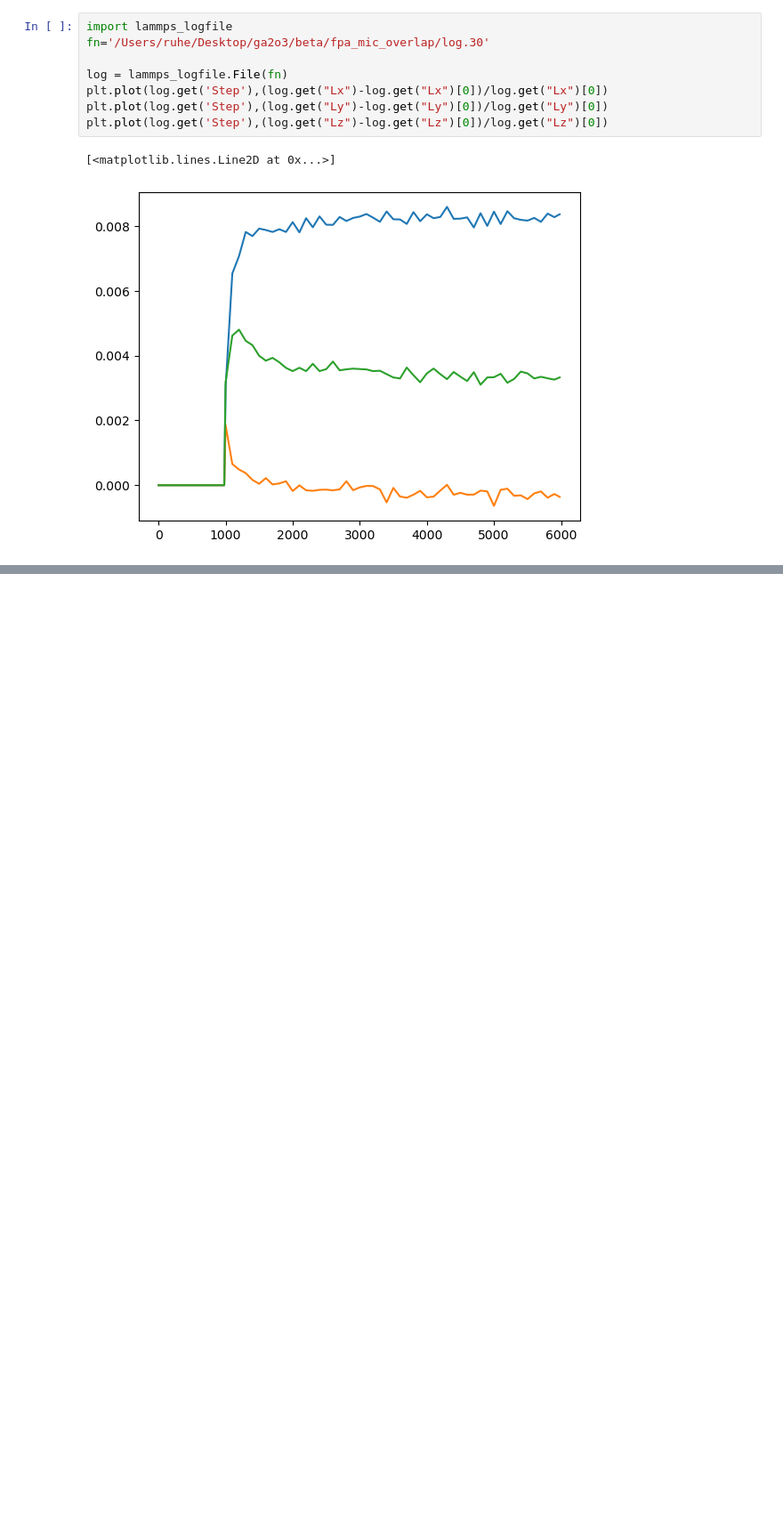
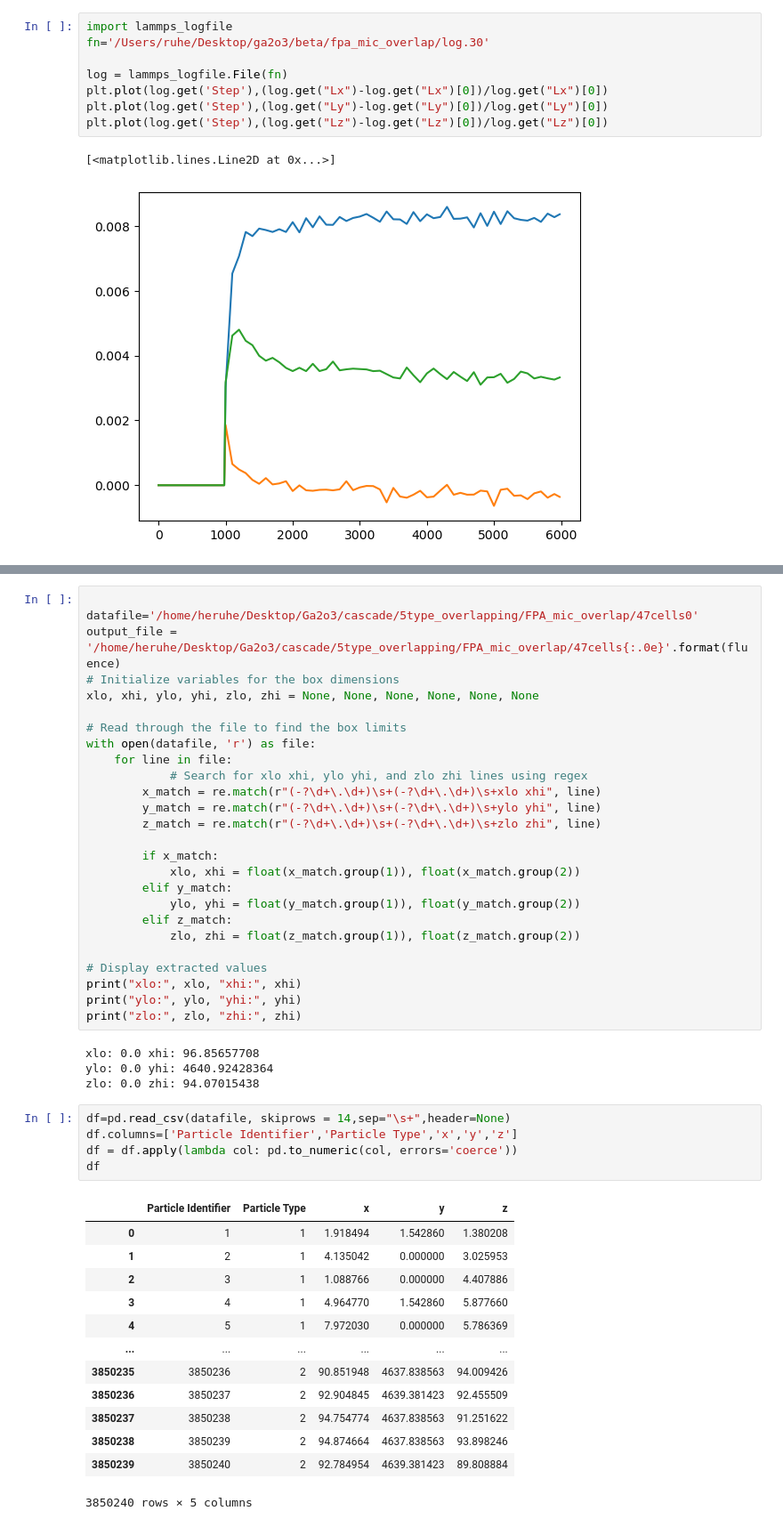
Before and after one commit to HE-RU10/ga2o3, a Jupyter notebook: FPA_realize_cascade.ipynb, the cells around one changed output, grey strips where cells are left out. Shown: that part at 89% size. Drawn from its saved outputs; the diff is of its cells as text; blank space fills up the shorter version.

```diff
--- a/FPA_realize_cascade.ipynb
+++ b/FPA_realize_cascade.ipynb
@@ -409,0 +509,49 @@ plt.plot(log.get('Step'),(log.get("Lz")-log.get("Lz")[0])/log.get("Lz")[0])
+# %%
+
+datafile='/home/heruhe/Desktop/Ga2o3/cascade/5type_overlapping/FPA_mic_overlap/47cells0'
+output_file = '/home/heruhe/Desktop/Ga2o3/cascade/5type_overlapping/FPA_mic_overlap/47cells{:.0e}'.format(fluence)
+# Initialize variables for the box dimensions
+xlo, xhi, ylo, yhi, zlo, zhi = None, None, None, None, None, None
+
+# Read through the file to find the box limits
+with open(datafile, 'r') as file:
+    for line in file:
+            # Search for xlo xhi, ylo yhi, and zlo zhi lines using regex
+        x_match = re.match(r"(-?\d+\.\d+)\s+(-?\d+\.\d+)\s+xlo xhi", line)
+        y_match = re.match(r"(-?\d+\.\d+)\s+(-?\d+\.\d+)\s+ylo yhi", line)
+        z_match = re.match(r"(-?\d+\.\d+)\s+(-?\d+\.\d+)\s+zlo zhi", line)
+
+        if x_match:
+            xlo, xhi = float(x_match.group(1)), float(x_match.group(2))
+        elif y_match:
+            ylo, yhi = float(y_match.group(1)), float(y_match.group(2))
+        elif z_match:
+            zlo, zhi = float(z_match.group(1)), float(z_match.group(2))
+
+# Display extracted values
+print("xlo:", xlo, "xhi:", xhi)
+print("ylo:", ylo, "yhi:", yhi)
+print("zlo:", zlo, "zhi:", zhi)
+# %% [output]
+xlo: 0.0 xhi: 96.85657708
+ylo: 0.0 yhi: 4640.92428364
+zlo: 0.0 zhi: 94.07015438
+# %%
+df=pd.read_csv(datafile, skiprows = 14,sep="\s+",header=None)
+df.columns=['Particle Identifier','Particle Type','x','y','z']
+df = df.apply(lambda col: pd.to_numeric(col, errors='coerce'))
+df
+# %% [output]
+|  | Particle Identifier | Particle Type | x | y | z |
+| 0 | 1 | 1 | 1.918494 | 1.542860 | 1.380208 |
+| 1 | 2 | 1 | 4.135042 | 0.000000 | 3.025953 |
+| 2 | 3 | 1 | 1.088766 | 0.000000 | 4.407886 |
+| 3 | 4 | 1 | 4.964770 | 1.542860 | 5.877660 |
+| 4 | 5 | 1 | 7.972030 | 0.000000 | 5.786369 |
+| ... | ... | ... | ... | ... | ... |
+| 3850235 | 3850236 | 2 | 90.851948 | 4637.838563 | 94.009426 |
+| 3850236 | 3850237 | 2 | 92.904845 | 4639.381423 | 92.455509 |
+| 3850237 | 3850238 | 2 | 94.754774 | 4637.838563 | 91.251622 |
+| 3850238 | 3850239 | 2 | 94.874664 | 4637.838563 | 93.898246 |
+| 3850239 | 3850240 | 2 | 92.784954 | 4639.381423 | 89.808884 |
+3850240 rows × 5 columns
```
Also changed, not shown: parts of 8 cells of this notebook, 3 other files.
